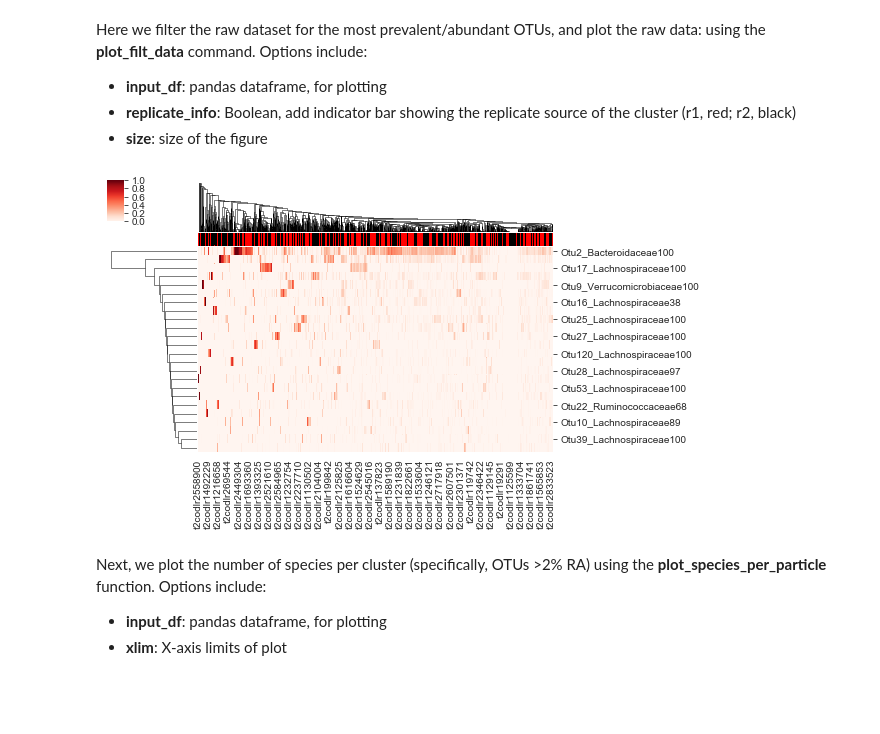
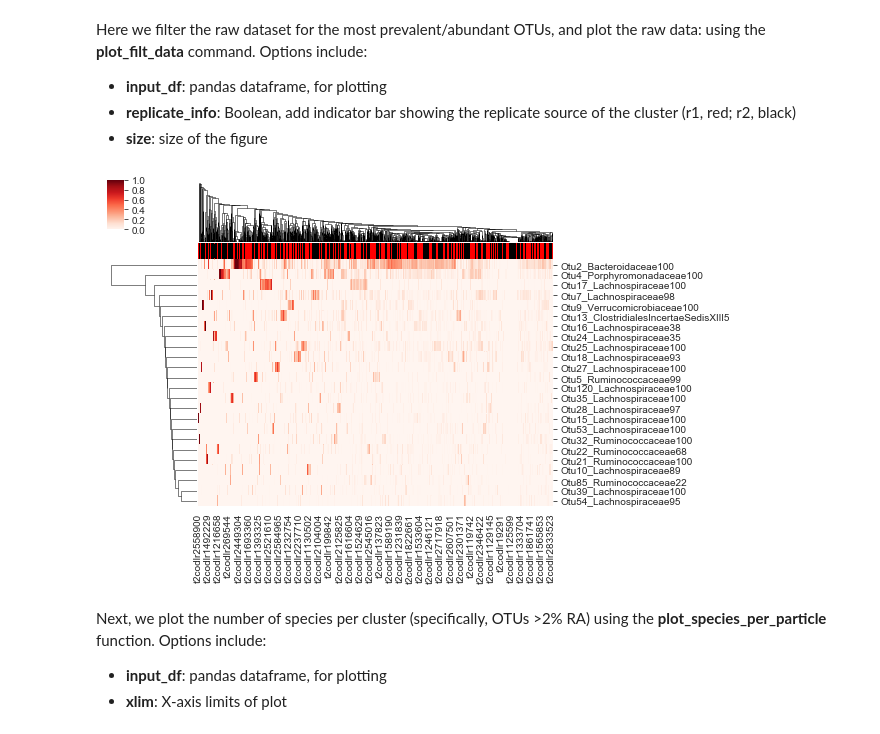
Before and after one commit to ravisheth/mapsseq, a Jupyter notebook: utilities/MaPseqDemo.ipynb, the cells around one changed output. Cells and saved outputs as stored; diff of their text form; code cells hidden in the pictures; blank space fills up the shorter version.

Commit message:
change fig size

```diff
--- a/utilities/MaPseqDemo.ipynb
+++ b/utilities/MaPseqDemo.ipynb
@@ -38,10 +35,10 @@ Here we filter the raw dataset for the most prevalent/abundant OTUs, and plot th
 # %%
 #retain OTUs found greater than 2% RA in greater than 10% of clusters
 data_filt = data.loc[(data>0.02).sum(axis=1)>data.shape[1]*0.1]
 #plot filtered data
-plot_filt_data(input_df=data_filt, replicate_info = True, size = (8,5))
+plot_filt_data(input_df=data_filt, replicate_info = True, size = (8,6))
 # %% [output]
-[figure, old version]
+[figure, new version]
 # %% [markdown]
 Next, we plot the number of species per cluster (specifically, OTUs >2% RA) using the **plot_species_per_particle** function. Options include:
 - **input_df**: pandas dataframe, for plotting
```
Also changed, not shown: parts of 1 cell of this notebook.
